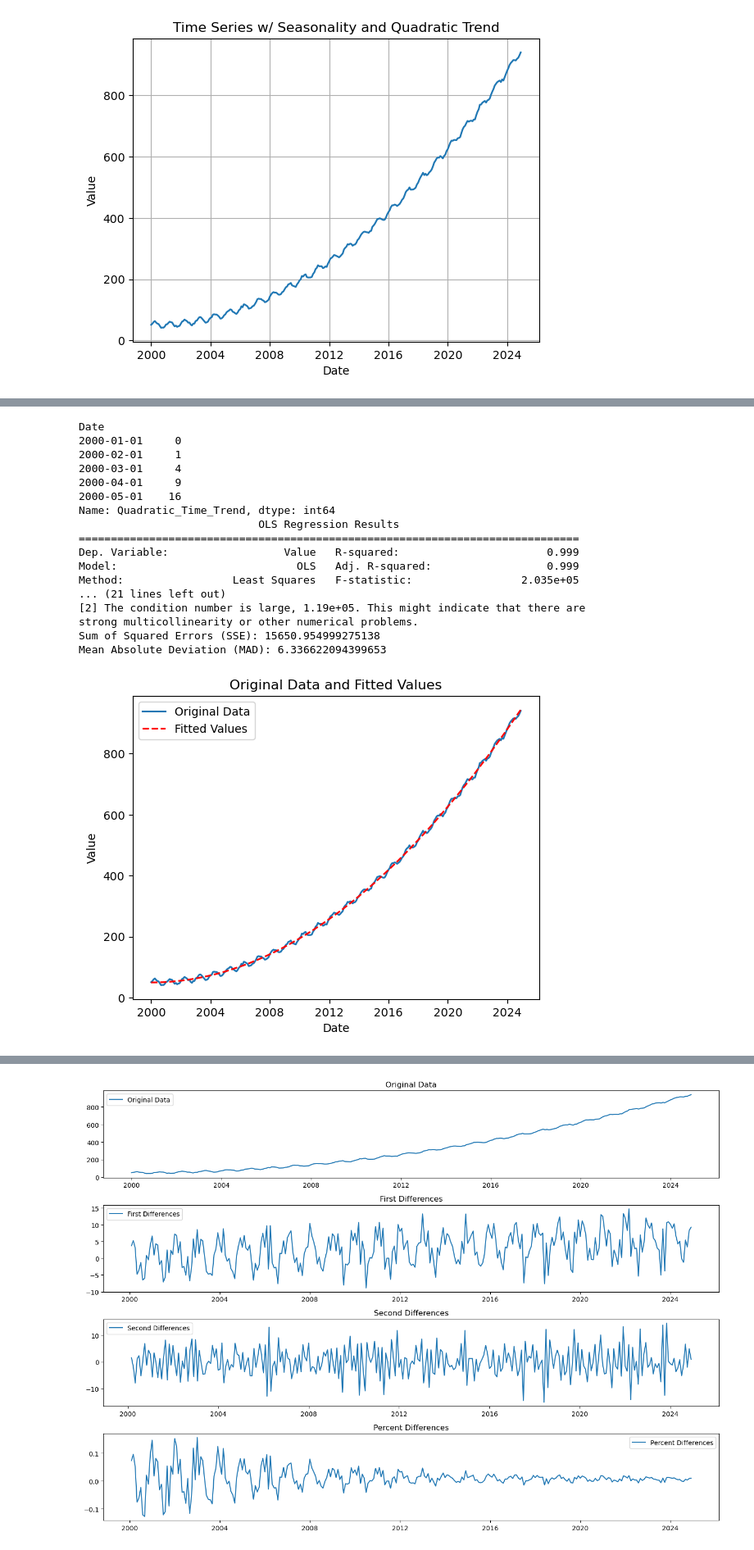
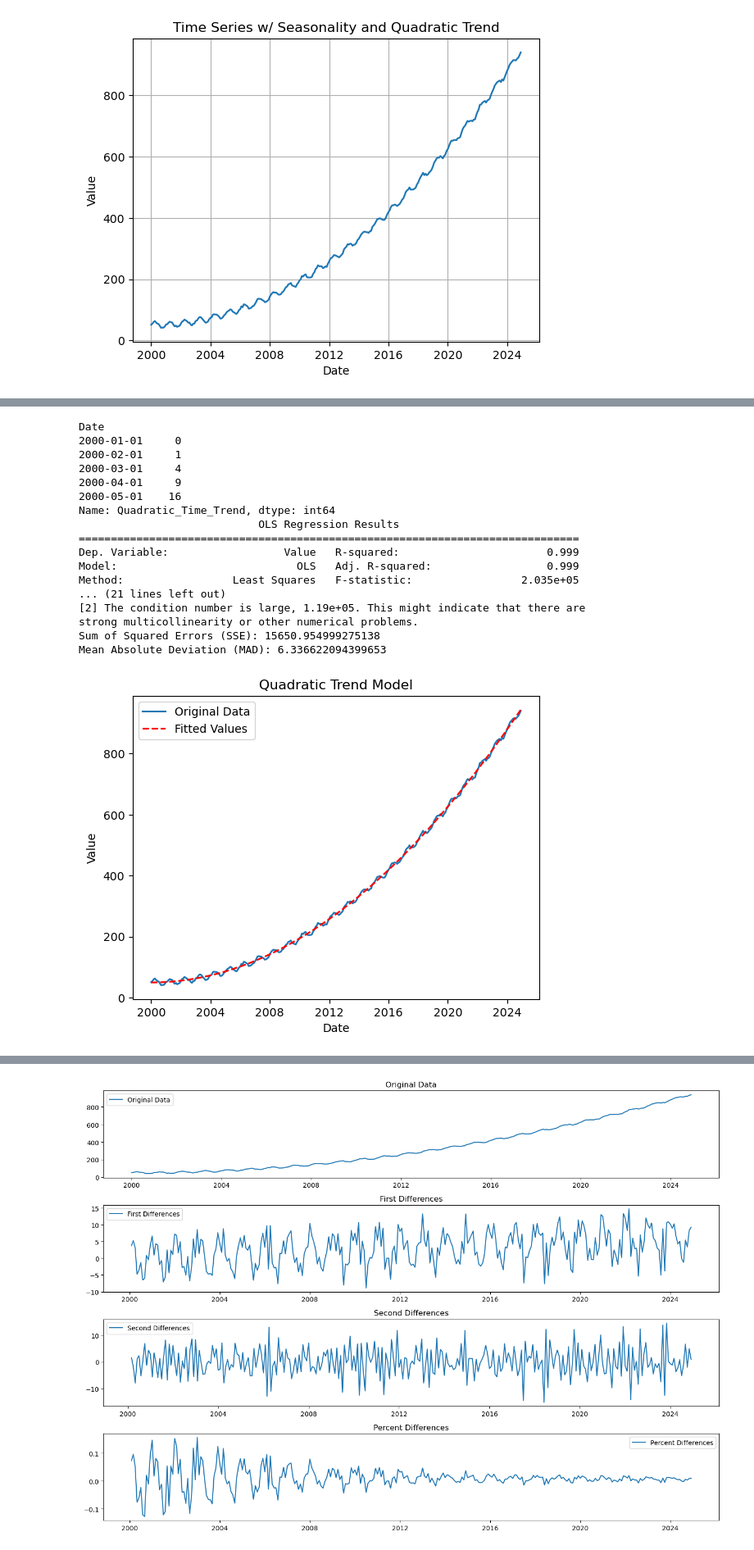
Before and after one commit to rjwrobel86/Python4Statistics, a Jupyter notebook: Notebooks/TS-LQ&E Models.ipynb, the cells around one changed output, grey strips where cells are left out. Shown at 82% size. Saved outputs shown, nothing was run; the diff lists cells and outputs as text; code cells hidden in the pictures.

```diff
--- a/Notebooks/TS-LQ&E Models.ipynb
+++ b/Notebooks/TS-LQ&E Models.ipynb
@@ -82,35 +90,35 @@ sse = np.sum(np.square(df['q_e']))
 print(f'Sum of Squared Errors (SSE): {sse}')
 
 #Mean Absolute Deviation (MAD)
 mad = np.mean(np.abs(df['q_e']))
 print(f'Mean Absolute Deviation (MAD): {mad}')
 
 plt.plot(df.index, df['Value'], label='Original Data')
 plt.plot(df.index, df['q_yhat'], label='Fitted Values', color='red', linestyle='--')
-plt.title('Original Data and Fitted Values')
+plt.title('Quadratic Trend Model')
 plt.xlabel('Date')
 plt.ylabel('Value')
 plt.legend()
 plt.show()
 # %% [output]
 Date
 2000-01-01     0
 2000-02-01     1
 2000-03-01     4
 2000-04-01     9
 2000-05-01    16
 Name: Quadratic_Time_Trend, dtype: int64
                             OLS Regression Results
 ==============================================================================
 Dep. Variable:                  Value   R-squared:                       0.999
 Model:                            OLS   Adj. R-squared:                  0.999
 Method:                 Least Squares   F-statistic:                 2.035e+05
 ... (21 lines left out)
 [2] The condition number is large, 1.19e+05. This might indicate that there are
 strong multicollinearity or other numerical problems.
 Sum of Squared Errors (SSE): 15650.954999275138
 Mean Absolute Deviation (MAD): 6.336622094399653
-[figure, old version]
+[figure, new version]
 # %%
 #Exponential Trend Model
 df['Log_Value'] = np.log(df['Value'])
```
Also changed, not shown: parts of 3 cells of this notebook, 31 other files.
